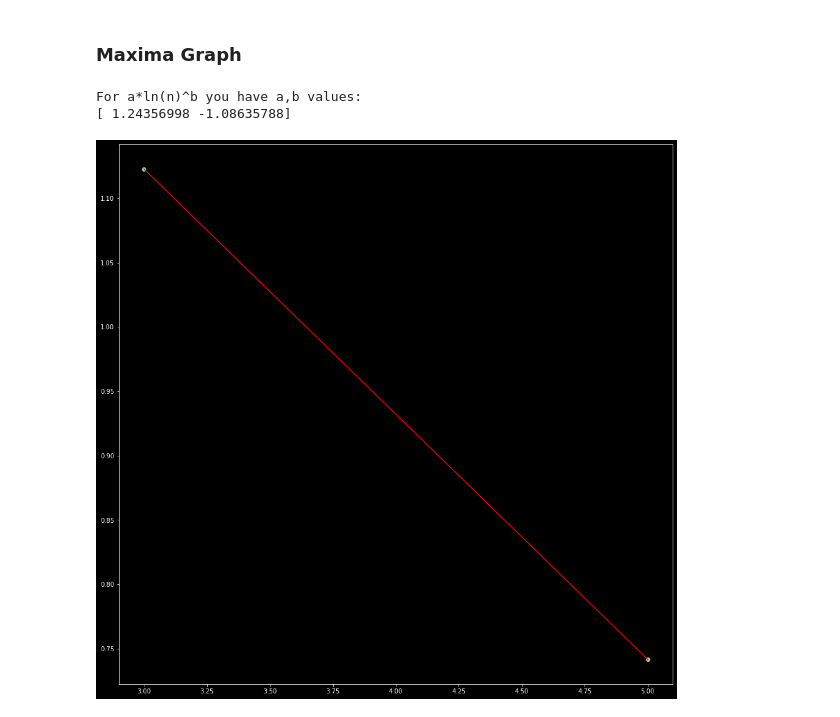
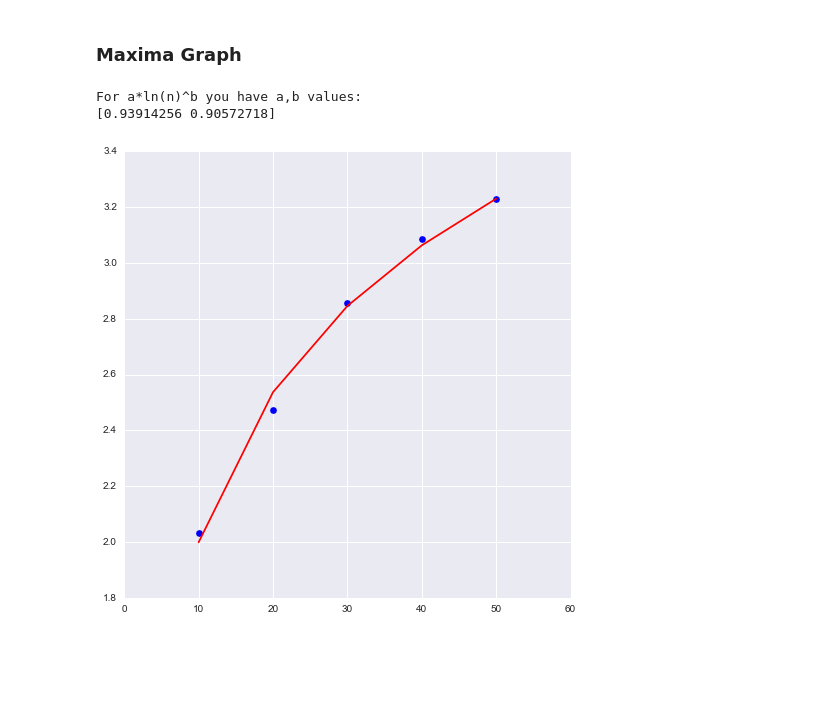
Before and after one commit to connormarrs/gaussian-free-fields-reu, a Jupyter notebook: jupyter_sims/DataVisS1.ipynb, the cells around one changed output. Drawn from its saved outputs; the diff is of its cells as text; code cells hidden in the pictures; blank space fills up the shorter version.

Commit message:
Visualized S1 data from json file

```diff
--- a/jupyter_sims/DataVisS1.ipynb
+++ b/jupyter_sims/DataVisS1.ipynb
@@ -10,7 +14,7 @@ import seaborn as sns
 import json
 # %%
 #Takes in the json file and assigns it the name 'data'
-with open('template.json') as f:
+with open('test1.json') as f:
   data = json.load(f)
 # %% [markdown]
 # Raw Data Display
@@ -32,10 +38,10 @@ half = nvals[int(np.floor(len(nvals)/2))]
 tquar = nvals[int(np.floor(3*len(nvals)/4))]
 maxi = nvals[len(nvals)-1]
 # %%
-#Defines a function to get theta values for a given n
+#Defines a function to get theta values for a given 'n' on the circle. Goes from 0 to 2pi
 def getTheta(n):
     theta = []
-    for k in range(0,n):
+    for k in range(0,n+1):
         theta.append((2*np.pi*k)/n)
     return theta
 # %%
@@ -72,2 +67,20 @@ colors4 = color_val(q4)
+# %%
+#Creates lines at 0 for plotting the black circle
+line1 = []
+line2 = []
+line3 = []
+line4 = []
+
+for a in range(len(theta1)):
+        line1.append(0*a)
+
+for a in range(len(theta2)):
+        line2.append(0)
+
+for a in range(len(theta3)):
+        line3.append(0)
+
+for a in range(len(theta4)):
+        line4.append(0)
 # %% [markdown]
 ### Heat Map
@@ -113,11 +126,10 @@ plt.show()
 # %% [markdown]
 # Maxima Analysis
 # %%
-#Creates a list of all 'n' values
-#Gets the mean maxima for each n value
+#Gets the mean maxima for each n value in the json file
 MaxMean = []
 for j in range(len(nvals1)):
-    MaxMean.append(data['Info']['n'][nvals1[j]]['meanOfMaxima'])
+    MaxMean.append(data['info']['n'][nvals1[j]]['meanOfMaxima'])
 # %%
 #Gives equation to try and fit data
 def func1(x, a, b):
@@ -128,18 +142,18 @@ popt, pcov = curve_fit(func1, nvals, MaxMean)
 ### Maxima Graph
 # %%
 #Defining what the plot size
-plt.style.use("dark_background")
-f = plt.figure(figsize = (16,16))
+plt.style.use('seaborn')
+f = plt.figure(figsize = (8,8))
 
 #Plot Data and Line of best fit
-plt.scatter(x=nvals,y=MaxMean)
+plt.scatter(x=nvals,y=MaxMean,s=50)
 plt.plot(nvals, func1(nvals, *popt), c="red", label=popt)
 
 
 #Gives numbers for line of best fit equation
 print("For a*ln(n)^b you have a,b values: ")
 print(popt)
 # %% [output]
 For a*ln(n)^b you have a,b values:
-[ 1.24356998 -1.08635788]
+[0.93914256 0.90572718]
-[figure, old version]
+[figure, new version]
```
Also changed, not shown: parts of 9 cells of this notebook.
